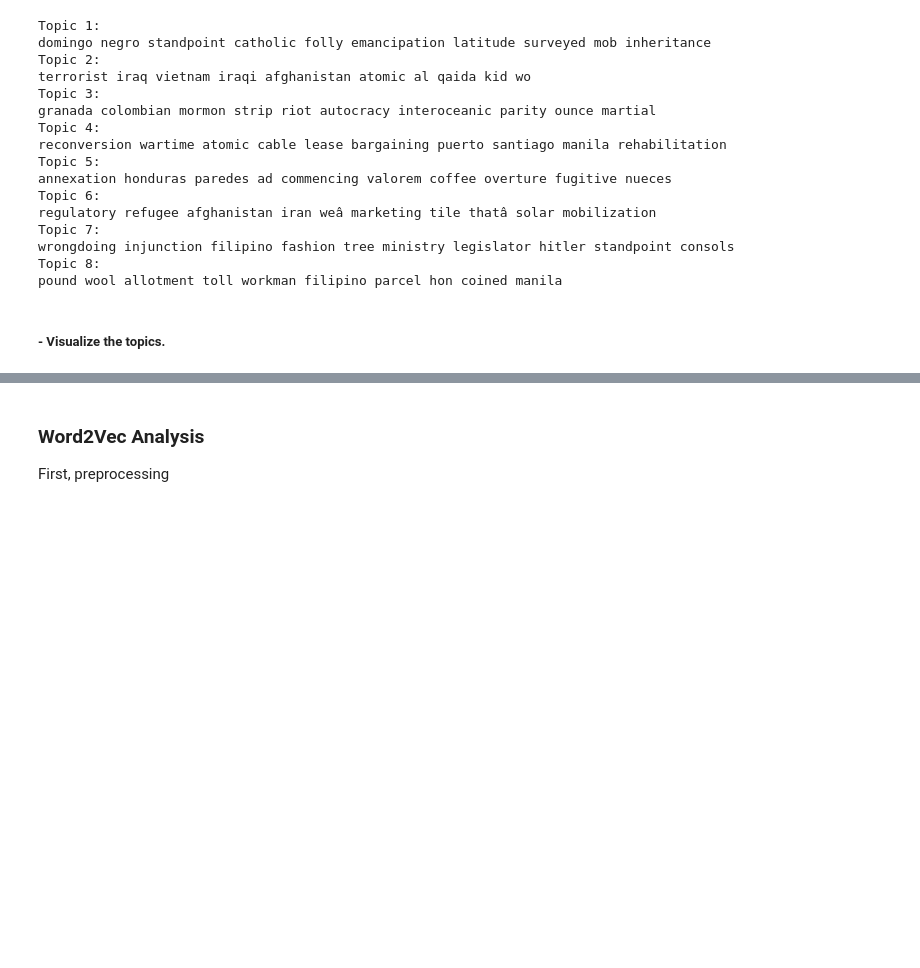
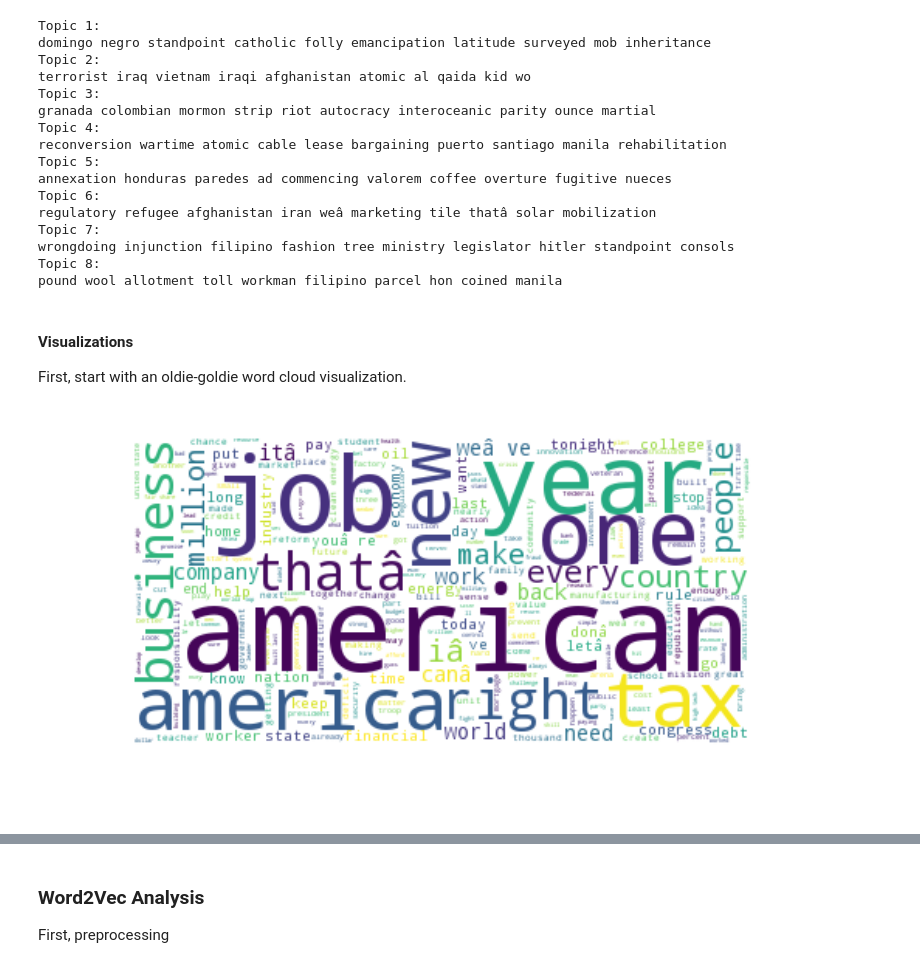
Before and after one commit to dtanoglidis/Machine-Learning-and-Large-Scale-Data-Analysis, a Jupyter notebook: SOU_analysis.ipynb, the cells around one changed output, grey strips where cells are left out. Cells and saved outputs as stored; diff of their text form; code cells hidden in the pictures; blank space fills up the shorter version.

```diff
--- a/SOU_analysis.ipynb
+++ b/SOU_analysis.ipynb
@@ -625,5 +625,26 @@ Topic 7:
 wrongdoing injunction filipino fashion tree ministry legislator hitler standpoint consols
 Topic 8:
 pound wool allotment toll workman filipino parcel hon coined manila
-# %% [markdown]
-##### - Visualize the topics.
+# %% [markdown]
+#### Visualizations
+
+First, start with an oldie-goldie word cloud visualization.
+# %%
+# Import the wordcloud library
+from wordcloud import WordCloud
+
+
+# Create a WordCloud object
+wordcloud = WordCloud(background_color="white", max_words=5000,
+                      contour_width=3, contour_color='steelblue')
+
+# Generate a word cloud
+wordcloud.generate(corpus[225])
+# Visualize the word cloud
+#wordcloud.to_image()
+plt.figure(figsize=(4,4))
+plt.imshow(wordcloud, interpolation="bilinear")
+plt.axis("off")
+plt.show()
+# %% [output]
+[figure, added]
```
Also changed, not shown: parts of 5 cells of this notebook.
